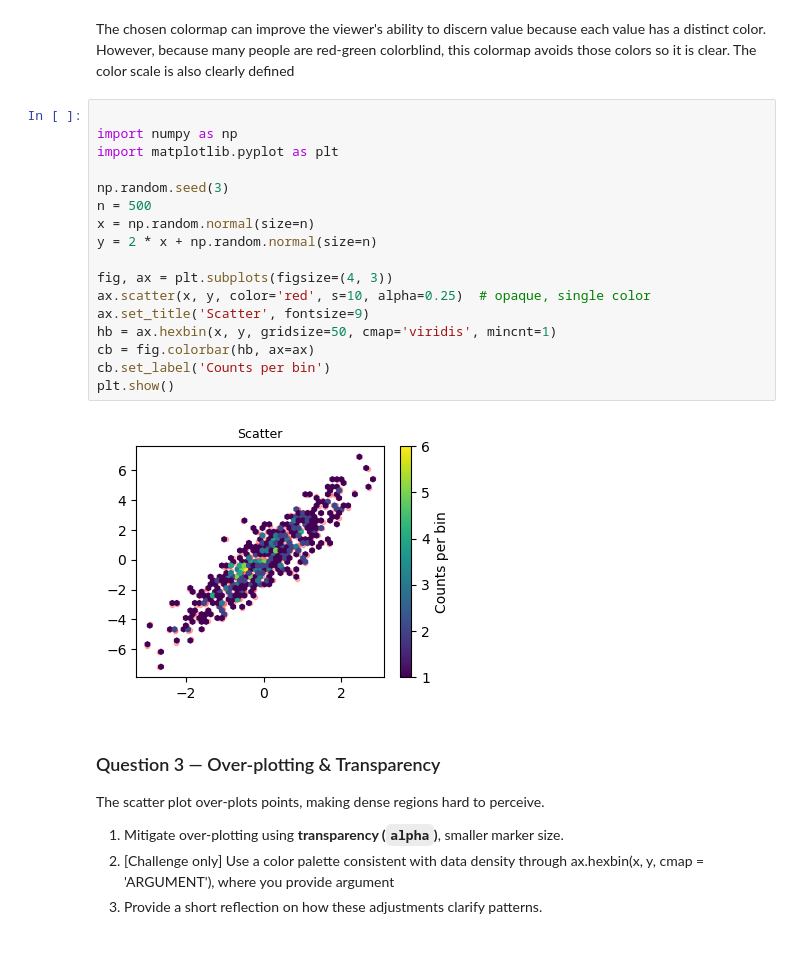
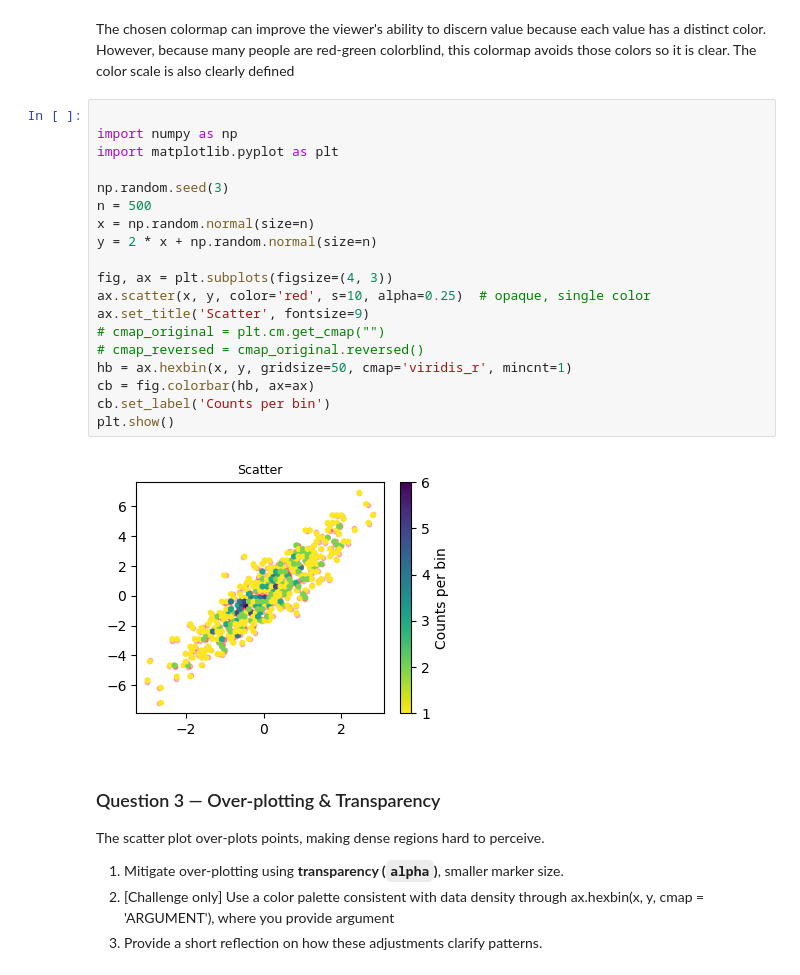
Before and after one commit to evanisgreat/burise, a Jupyter notebook: July_15/Student_Data_Vis_Exam (1).ipynb, the cells around one changed output. Cells and saved outputs as stored; diff of their text form.

```diff
--- a/July_15/Student_Data_Vis_Exam (1).ipynb
+++ b/July_15/Student_Data_Vis_Exam (1).ipynb
@@ -75,22 +75,24 @@ The chosen colormap can improve the viewer's ability to discern value because ea
 # %%
 
 import numpy as np
 import matplotlib.pyplot as plt
 
 np.random.seed(3)
 n = 500
 x = np.random.normal(size=n)
 y = 2 * x + np.random.normal(size=n)
 
 fig, ax = plt.subplots(figsize=(4, 3))
 ax.scatter(x, y, color='red', s=10, alpha=0.25)  # opaque, single color
 ax.set_title('Scatter', fontsize=9)
-hb = ax.hexbin(x, y, gridsize=50, cmap='viridis', mincnt=1)
+# cmap_original = plt.cm.get_cmap("")
+# cmap_reversed = cmap_original.reversed()
+hb = ax.hexbin(x, y, gridsize=50, cmap='viridis_r', mincnt=1)
 cb = fig.colorbar(hb, ax=ax)
 cb.set_label('Counts per bin')
 plt.show()
 # %% [output]
-[figure, old version]
+[figure, new version]
 # %% [markdown]
 
 ### Question 3 — Over-plotting & Transparency
```
Also changed, not shown: 3 other files.
